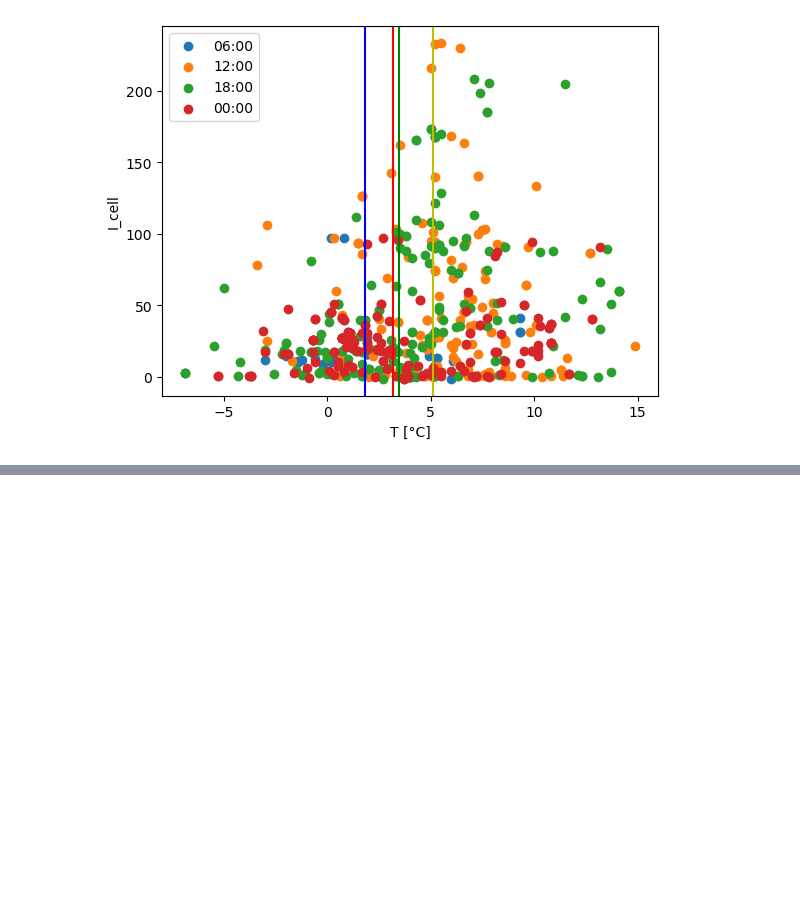
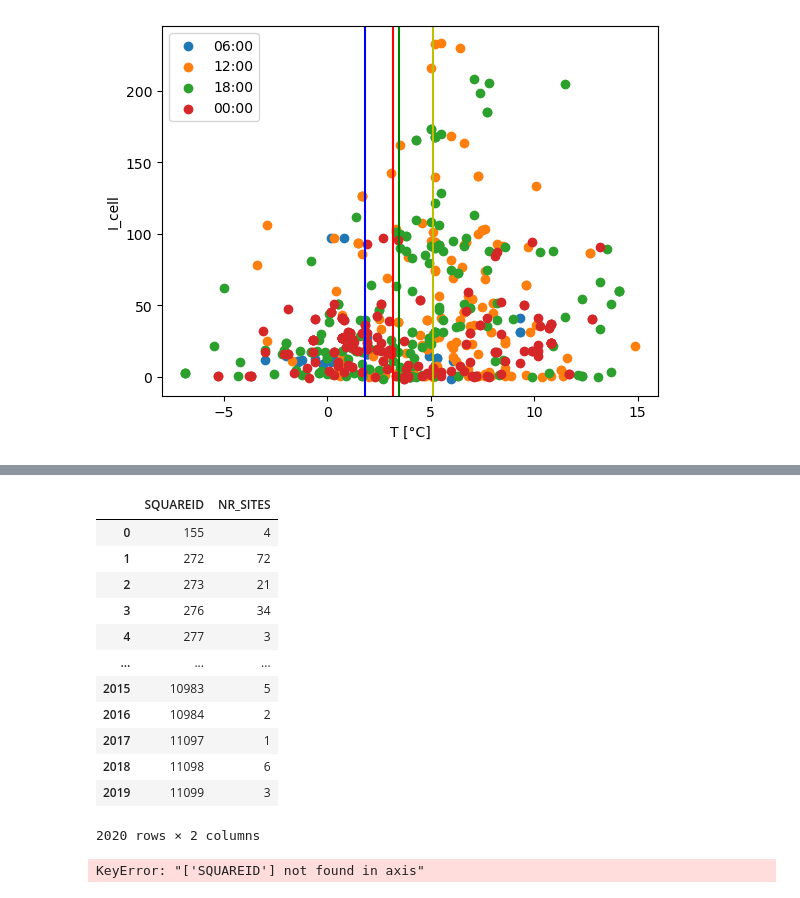
Before and after one commit to giorgiomi/social-pulse-predictor, a Jupyter notebook: notebooks/electrical_features.ipynb, the cells around one changed output, grey strips where cells are left out. Drawn from its saved outputs; the diff is of its cells as text; code cells hidden in the pictures; blank space fills up the shorter version.

```diff
--- a/notebooks/electrical_features.ipynb
+++ b/notebooks/electrical_features.ipynb
@@ -356,0 +370,20 @@ plt.legend()
+# %%
+df_sites
+# %% [output]
+|  | SQUAREID | NR_SITES |
+| 0 | 155 | 4 |
+| 1 | 272 | 72 |
+| 2 | 273 | 21 |
+| 3 | 276 | 34 |
+| 4 | 277 | 3 |
+| ... | ... | ... |
+| 2015 | 10983 | 5 |
+| 2016 | 10984 | 2 |
+| 2017 | 11097 | 1 |
+| 2018 | 11098 | 6 |
+| 2019 | 11099 | 3 |
+2020 rows × 2 columns
+# %%
+df_final = pd.merge(df_final, df_sites, left_on='cellId', right_on='SQUAREID', how='left')
+# %% [output]
+KeyError: "['SQUAREID'] not found in axis"
```
Also changed, not shown: parts of 16 cells of this notebook, 6 other files.
